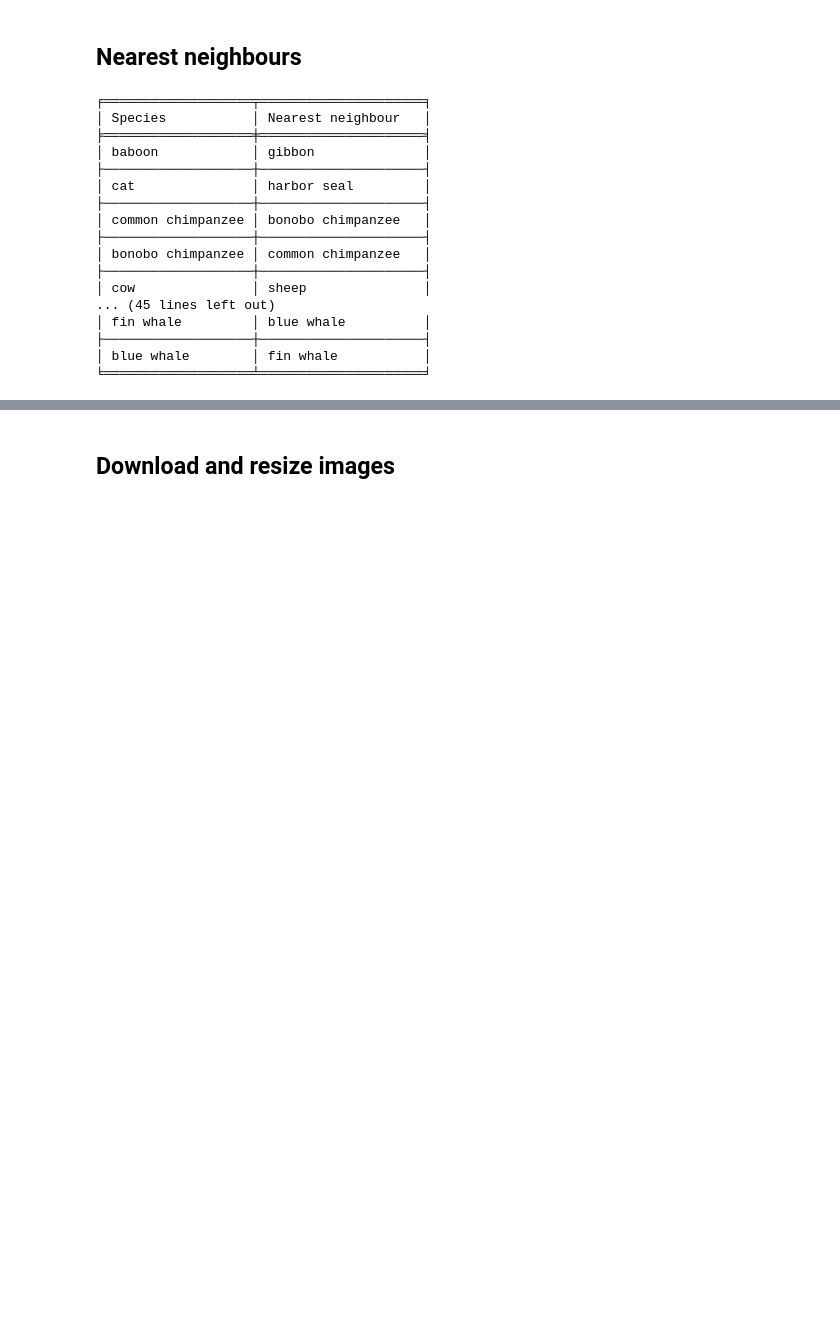
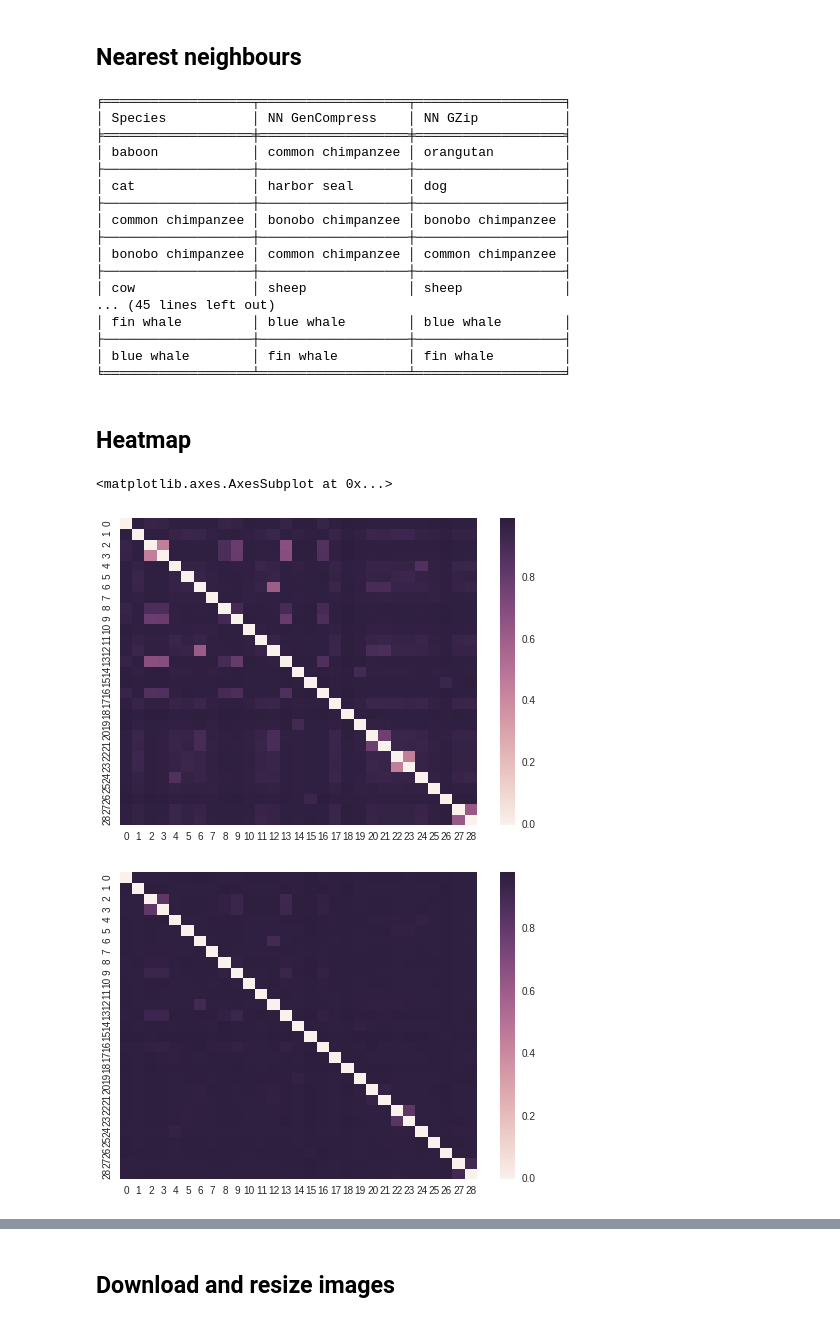
Before and after one commit to blazekadam/geness, a Jupyter notebook: genes.ipynb, the cells around one changed output, grey strips where cells are left out. Saved outputs shown, nothing was run; the diff lists cells and outputs as text; code cells hidden in the pictures; blank space fills up the shorter version.

```diff
--- a/genes.ipynb
+++ b/genes.ipynb
@@ -81,37 +141,50 @@ Done
 # %% [markdown]
 ## Nearest neighbours
 # %%
-from tabulate import tabulate
-
+#AUTOR : Adam Blazek
 simTmp = simMatrix.copy()
+zipTmp = zipSimMatrix.copy()
 for i in range(0,size):
     simTmp[i,i]=1
+    zipTmp[i,i]=1
+nn = np.argmin(simTmp,0)
+nnZip = np.argmin(zipTmp,0)
 
-nn = np.argmin(simTmp,0)
-
-with open('species','r') as speciesFile:
+with open(specFile,'r') as speciesFile:
     species = speciesFile.read().split('\n')[:-1]
 
-width = max([len(s) for s in species]) + 1
-
-nnPairs = [(species[i],species[nn[i]]) for i in range(0,size)]
-
-print(tabulate(nnPairs,headers=['Species','Nearest neighbour'],tablefmt="fancy_grid"))
+nns = [(species[i],species[nn[i]],species[nnZip[i]]) for i in range(0,size)]
+print(tabulate(nns,headers=['Species','NN GenCompress','NN GZip'],tablefmt="fancy_grid"))
 # %% [output]
-╒═══════════════════╤═════════════════════╕
-│ Species           │ Nearest neighbour   │
-╞═══════════════════╪═════════════════════╡
-│ baboon            │ gibbon              │
-├───────────────────┼─────────────────────┤
-│ cat               │ harbor seal         │
-├───────────────────┼─────────────────────┤
-│ common chimpanzee │ bonobo chimpanzee   │
-├───────────────────┼─────────────────────┤
-│ bonobo chimpanzee │ common chimpanzee   │
-├───────────────────┼─────────────────────┤
-│ cow               │ sheep               │
+╒═══════════════════╤═══════════════════╤═══════════════════╕
+│ Species           │ NN GenCompress    │ NN GZip           │
+╞═══════════════════╪═══════════════════╪═══════════════════╡
+│ baboon            │ common chimpanzee │ orangutan         │
+├───────────────────┼───────────────────┼───────────────────┤
+│ cat               │ harbor seal       │ dog               │
+├───────────────────┼───────────────────┼───────────────────┤
+│ common chimpanzee │ bonobo chimpanzee │ bonobo chimpanzee │
+├───────────────────┼───────────────────┼───────────────────┤
+│ bonobo chimpanzee │ common chimpanzee │ common chimpanzee │
+├───────────────────┼───────────────────┼───────────────────┤
+│ cow               │ sheep             │ sheep             │
 ... (45 lines left out)
-│ fin whale         │ blue whale          │
-├───────────────────┼─────────────────────┤
-│ blue whale        │ fin whale           │
-╘═══════════════════╧═════════════════════╛
+│ fin whale         │ blue whale        │ blue whale        │
+├───────────────────┼───────────────────┼───────────────────┤
+│ blue whale        │ fin whale         │ fin whale         │
+╘═══════════════════╧═══════════════════╧═══════════════════╛
+# %% [markdown]
+## Heatmap
+# %%
+#AUTOR : Matej Kocian
+#CO-AUTHOR : Adam Blazek
+import matplotlib.pyplot as plt
+%matplotlib inline
+sns.set()
+sns.heatmap(simMatrix)
+plt.figure()
+sns.heatmap(zipSimMatrix)
+# %% [output]
+<matplotlib.axes.AxesSubplot at 0x...>
+[figure, added]
+[figure, added]
```
Also changed, not shown: parts of 12 cells of this notebook, 44 other files.
